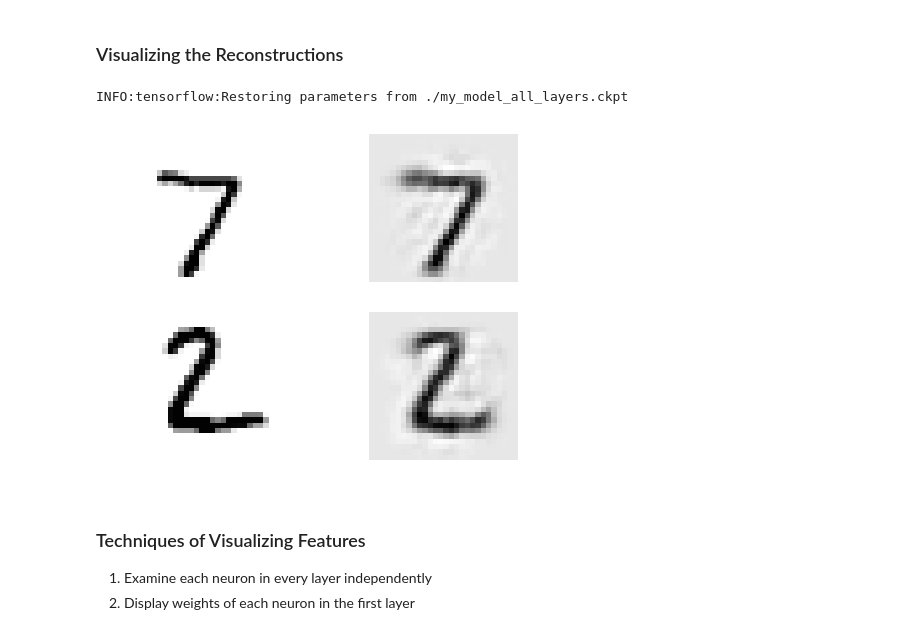
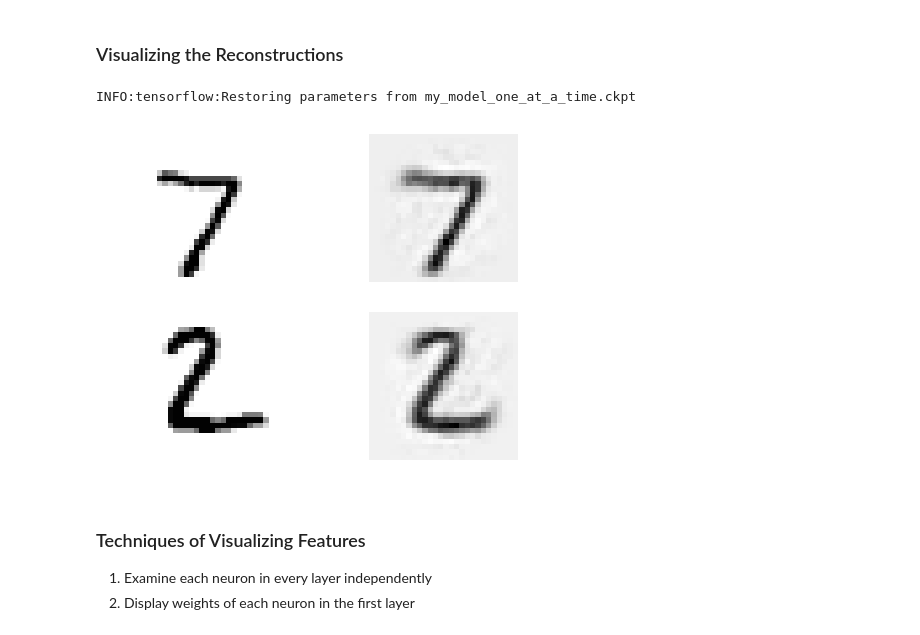
Before and after one commit to gelazari/autoencoder-meetup, a Jupyter notebook: autoencoders.ipynb, the cells around one changed output. Cells and saved outputs as stored; diff of their text form; code cells hidden in the pictures.

```diff
--- a/autoencoders.ipynb
+++ b/autoencoders.ipynb
@@ -491,10 +491,10 @@ Test MSE: 0.00970625
 # %% [markdown]
 ### Visualizing the Reconstructions
 # %%
-show_reconstructed_digits(X, outputs)
+show_reconstructed_digits(X, outputs, model_path="my_model_one_at_a_time.ckpt")
 # %% [output]
-INFO:tensorflow:Restoring parameters from ./my_model_all_layers.ckpt
+INFO:tensorflow:Restoring parameters from my_model_one_at_a_time.ckpt
-[figure, old version]
+[figure, new version]
 # %% [markdown]
 ### Techniques of Visualizing Features
 
```
Also changed, not shown: parts of 10 cells of this notebook.
